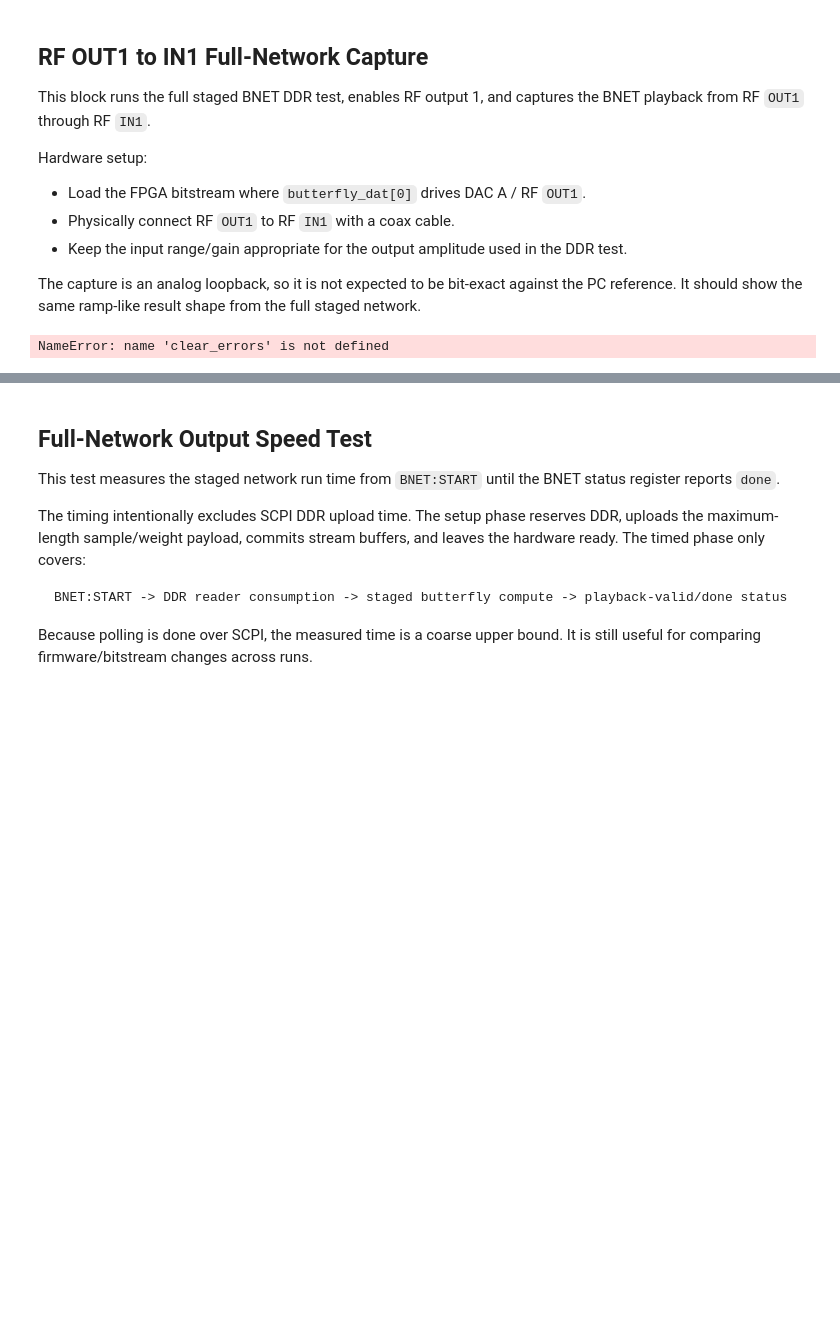
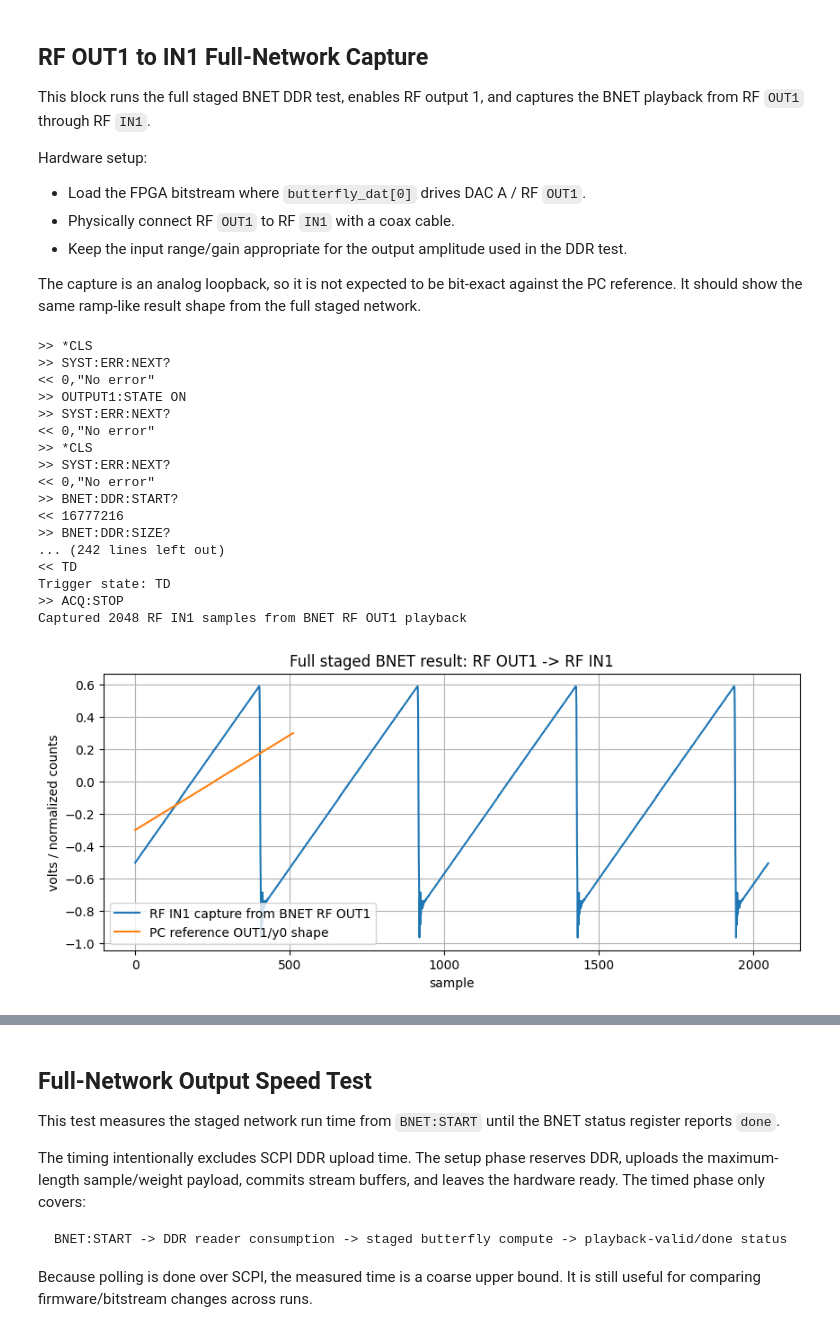
Before and after one commit to khuang1218/RedPitaya_app, a Jupyter notebook: scpi-tests/ddr_bnet_test.ipynb, the cells around one changed output, grey strips where cells are left out. Saved outputs shown, nothing was run; the diff lists cells and outputs as text; code cells hidden in the pictures; blank space fills up the shorter version.

```diff
--- a/scpi-tests/ddr_bnet_test.ipynb
+++ b/scpi-tests/ddr_bnet_test.ipynb
@@ -306,7 +306,7 @@ The current FPGA build shape is:
 
 Samples are signed 14-bit integers carried in little-endian 16-bit lanes. Each weight word is a signed 14-bit lane that packs two signed Q1.6 7-bit weights: high 7 bits contribute to `y0`, low 7 bits contribute to `y1`.
 # %%
-BNET_VECTOR_LEN = 1024
+BNET_VECTOR_LEN = 2048
 BNET_STAGE_COUNT = int(np.log2(BNET_VECTOR_LEN))
 BNET_TOTAL_WEIGHTS = BNET_VECTOR_LEN * BNET_STAGE_COUNT
 BNET_WEIGHT_FRAC = 6
@@ -459,6 +459,7 @@ def bnet_diagnostic_snapshot(label: str = "BNET diagnostic snapshot") -> dict[st
         "active": query_int("BNET:ACTIVE?"),
         "pending": query_int("BNET:PENDING?"),
         "error": query_int("BNET:ERROR?"),
+        "config": query_int("BNET:CONFIG?"),
         "stream0_status": query_int("BNET:STREAM0:STATUS?"),
         "stream1_status": query_int("BNET:STREAM1:STATUS?"),
         "stream0_rptr": query_int("BNET:STREAM0:RPTR?"),
@@ -467,9 +468,13 @@ def bnet_diagnostic_snapshot(label: str = "BNET diagnostic snapshot") -> dict[st
         "stream0_dbg1": query_int("BNET:STREAM0:DBG1?"),
         "stream1_dbg0": query_int("BNET:STREAM1:DBG0?"),
         "stream1_dbg1": query_int("BNET:STREAM1:DBG1?"),
+        "time_total": query_int("BNET:TIME0?"),
+        "time_load": query_int("BNET:TIME1?"),
+        "time_compute": query_int("BNET:TIME2?"),
+        "time_playback": query_int("BNET:TIME3?"),
     }
     for key, value in snapshot.items():
-        if "status" in key or "dbg" in key or key in {"active", "pending", "error"}:
+        if "status" in key or "dbg" in key or key in {"active", "pending", "error", "config"}:
             print(f"  {key:15s} = 0x{value:x}")
         else:
             print(f"  {key:15s} = {value}")
@@ -855,40 +869,96 @@ def bnet_rf_out1_in1_capture_test(samples: int = 2048) -> tuple[np.ndarray, np.n
     strict_cmd("OUTPUT1:STATE ON")
 
     # Program DDR, start the full staged engine, and wait until playback is valid.
-    # The returned expected vector is the PC-side fixed-point reference shape.
+    # OUT1/DAC A carries y0 playback, which is the even-index half of the final vector.
     result = bnet_ddr_slot_smoke_test()
-    expected = result["expected"]
+    expected_out1 = result["expected"][0::2]
 
     # Confirm the hardware is either actively presenting playback or has completed
     # the run and left the playback loop available on DAC A/RF OUT1.
     status = query_int("BNET:STATUS?")
     assert status & 0x2, "BNET did not report done before RF capture"
     print(f"BNET status before RF capture: 0x{status:x}")
 
     # Let the analog output settle for a short moment before forcing acquisition.
     time.sleep(0.05)
 
     # Acquire RF IN1. This helper configures acquisition only; it does not program
     # the generator, so the waveform source remains the BNET DAC playback path.
     captured = acquire_input1_latest(samples=samples)
     print(f"Captured {len(captured)} RF IN1 samples from BNET RF OUT1 playback")
 
-    return captured, expected
+    return captured, expected_out1
+
+
+def rf_normalize(values: np.ndarray) -> np.ndarray:
+    """Return a zero-mean, unit-RMS waveform for analog shape comparison."""
+    centered = np.asarray(values, dtype=np.float64) - np.mean(values)
+    rms = np.sqrt(np.mean(centered * centered))
+    if rms < 1e-12:
+        return centered
+    return centered / rms
+
+
+def compare_rf_capture_to_pc_reference(
+    captured: np.ndarray,
+    expected_i14: np.ndarray,
+) -> dict[str, float]:
+    """Compare RF IN1 capture against the PC-side OUT1/y0 network reference."""
+    reference_volts = expected_i14.astype(np.float64) / ((1 << 13) - 1)
+    ref = rf_normalize(reference_volts)
+    cap = rf_normalize(captured)
+    window = len(ref)
+    assert len(cap) >= window, "Capture must contain at least one OUT1/y0 playback period"
+
+    best = {"correlation": -np.inf, "rmse": np.inf, "offset": 0.0}
+    for offset in range(0, len(cap) - window + 1):
+        segment = cap[offset:offset + window]
+        corr = float(np.mean(segment * ref))
+        rmse = float(np.sqrt(np.mean((segment - ref) ** 2)))
+        if corr > best["correlation"]:
+            best = {"correlation": corr, "rmse": rmse, "offset": float(offset)}
+    return best
+
 
 # Run when RF OUT1 is physically connected to RF IN1 and the full BNET bitstream is loaded.
 captured_bnet, expected_bnet = bnet_rf_out1_in1_capture_test()
+rf_compare = compare_rf_capture_to_pc_reference(captured_bnet, expected_bnet)
+print(
+    "RF OUT1 vs PC reference: "
+    f"corr={rf_compare['correlation']:.3f}, "
+    f"rmse={rf_compare['rmse']:.3f}, "
+    f"offset={int(rf_compare['offset'])}"
+)
+assert rf_compare["correlation"] >= 0.90, "RF OUT1 capture does not match PC reference shape"
 
 plt.figure(figsize=(10, 4))
 plt.plot(captured_bnet, label="RF IN1 capture from BNET RF OUT1")
-plt.plot(expected_bnet[:len(captured_bnet)] / ((1 << 13) - 1), label="PC reference shape")
+plt.plot(expected_bnet / ((1 << 13) - 1), label="PC reference OUT1/y0 shape")
 plt.title("Full staged BNET result: RF OUT1 -> RF IN1")
 plt.xlabel("sample")
 plt.ylabel("volts / normalized counts")
 plt.legend()
 plt.grid(True)
 plt.show()
 # %% [output]
-NameError: name 'clear_errors' is not defined
+>> *CLS
+>> SYST:ERR:NEXT?
+<< 0,"No error"
+>> OUTPUT1:STATE ON
+>> SYST:ERR:NEXT?
+<< 0,"No error"
+>> *CLS
+>> SYST:ERR:NEXT?
+<< 0,"No error"
+>> BNET:DDR:START?
+<< 16777216
+>> BNET:DDR:SIZE?
+... (242 lines left out)
+<< TD
+Trigger state: TD
+>> ACQ:STOP
+Captured 2048 RF IN1 samples from BNET RF OUT1 playback
+[figure, added]
 # %% [markdown]
 ## Maximum-Length Input DDR Test
 
```
Also changed, not shown: parts of 8 cells of this notebook, 7 other files.
